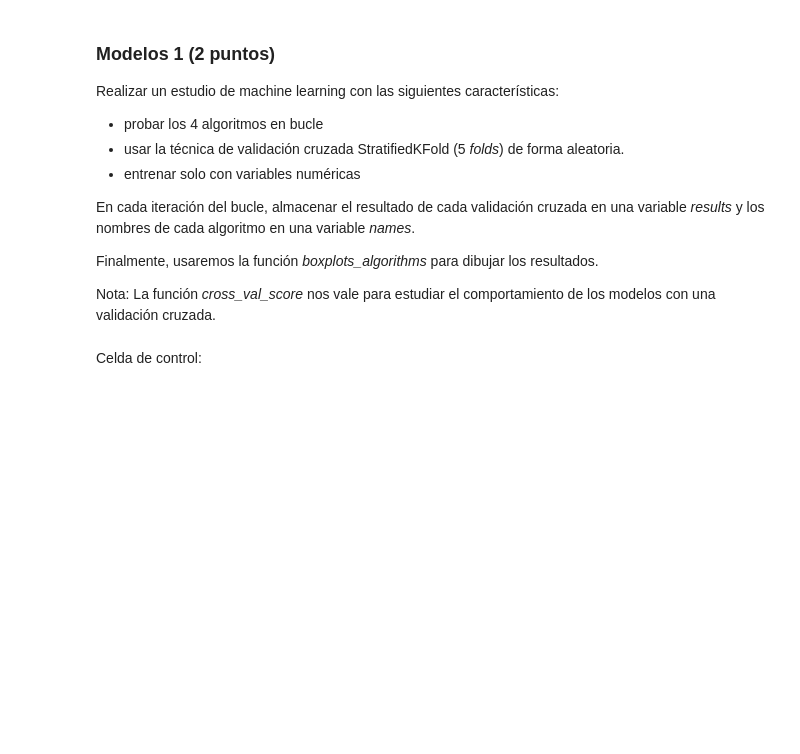
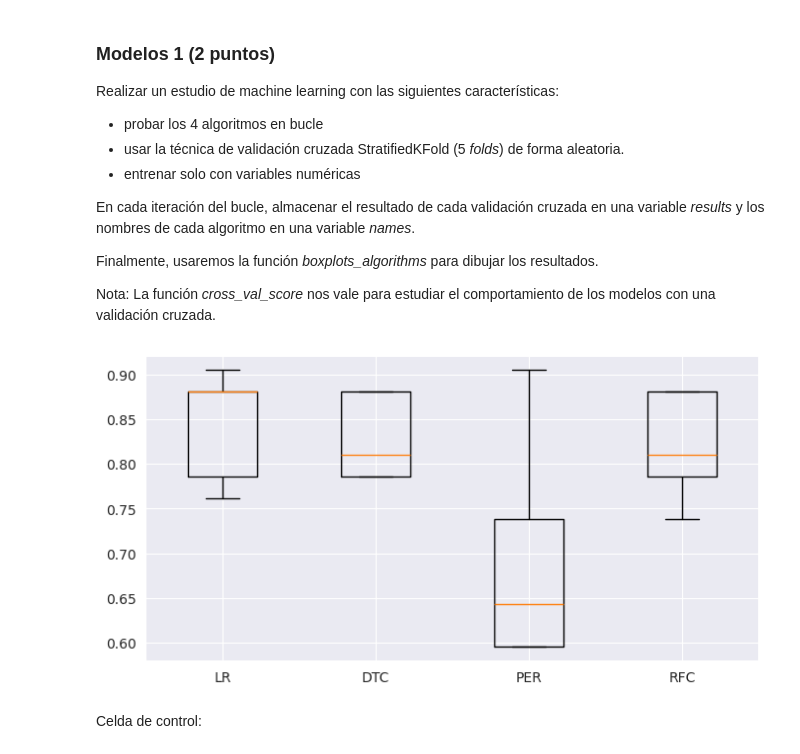
Before and after one commit to mehrerm/intro_deep_learning, a Jupyter notebook: MLParte2/ejercicio2.ipynb, the cells around one changed output. Saved outputs shown, nothing was run; the diff lists cells and outputs as text; code cells hidden in the pictures; blank space fills up the shorter version.

```diff
--- a/MLParte2/ejercicio2.ipynb
+++ b/MLParte2/ejercicio2.ipynb
@@ -94,0 +116,16 @@ df.groupby('labels').size()
+# %%
+### BEGIN SOLUTION
+
+top6_service = df['service'].value_counts().nlargest(6).index
+df.loc[~df['service'].isin(top6_service), 'service'] = 'resto'
+
+
+top4_flag = df['flag'].value_counts().nlargest(4).index
+df.loc[~df['flag'].isin(top4_flag), 'flag'] = 'resto'
+
+
+df = df.drop_duplicates()
+
+### END SOLUTION
+
+df.groupby('labels').size()
@@ -166,3 +200,22 @@ boxplots_algorithms(results, names)
+# %%
+results = []
+names = []
+
+### BEGIN SOLUTION
+y = df['labels']
+X = df.drop(columns=['labels']).select_dtypes(include=[np.number])
+
+cv = StratifiedKFold(n_splits=5, shuffle=True, random_state=seed)
+
+for name, model in models:
+    scores = cross_val_score(model, X, y, cv=cv, scoring='accuracy')
+    results.append(scores)
+    names.append(name)
+### END SOLUTION
+
+boxplots_algorithms(results, names)
+# %% [output]
+[figure, added]
 # %% [markdown]
 Celda de control:
 # %%
```
Also changed, not shown: parts of 13 cells of this notebook.
